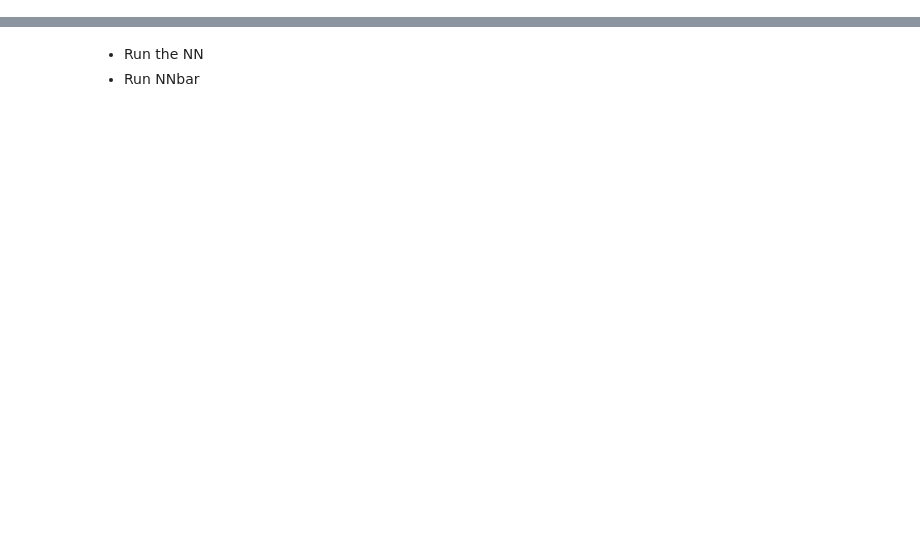
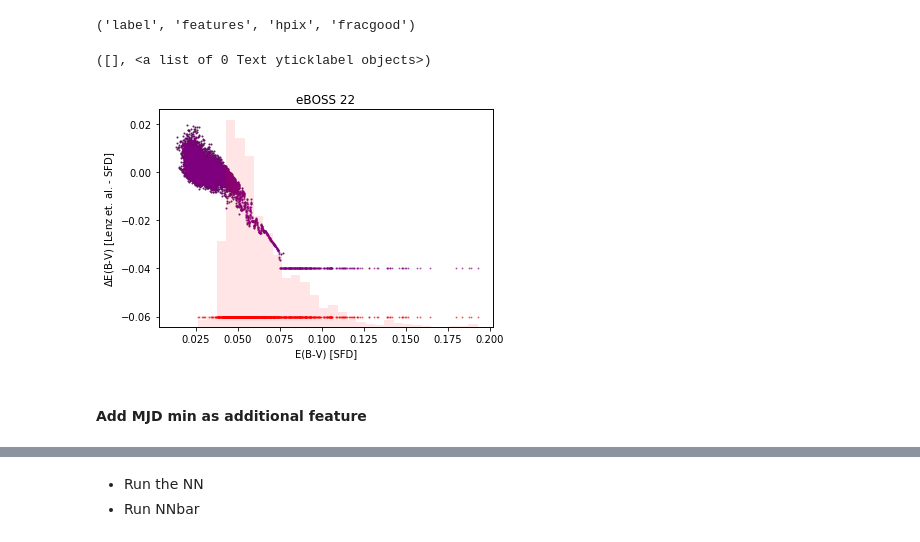
Before and after one commit to mehdirezaie/eboss, a Jupyter notebook: eBOSS-DR7.ipynb, the cells around one changed output, grey strips where cells are left out. Drawn from its saved outputs; the diff is of its cells as text; code cells hidden in the pictures; blank space fills up the shorter version.

```diff
--- a/eBOSS-DR7.ipynb
+++ b/eBOSS-DR7.ipynb
@@ -19 +27,4 @@ scratch = dirs[USER]
+# %%
+def nanomaggiesToMag(nm):
+    return -2.5 * (np.log10(nm) - 9.)
 # %%
@@ -121,0 +165,66 @@ sys hppsfsize_z    :  mean :      1.135, std:     0.085
+# %%
+ebvg = ft.read(scratch + 'ebv_lhd.hpx.fits')['EBV']
+feats = ft.read(scratch + 'eboss/eBOSS_DR7/ngal.features.256.jan4.fits')
+print(feats.dtype.names)
+
+
+thph = hp.pix2ang(256, feats['hpix'])
+r = hp.Rotator(coord=['C', 'G'])
+thphg = r(thph[0], thph[1])
+hpix  = hp.ang2pix(1024, thphg[0], thphg[1])
+from scipy.interpolate import InterpolatedUnivariateSpline as IUS
+
+
+
+
+nan = np.isnan(ebvg[hpix])
+debvd = np.zeros((~nan).sum(), dtype=[('ebv','f8'), ('devb', 'f8')])
+debvd['ebv']  = feats['features'][~nan,1]
+debvd['devb'] = ebvg[hpix][~nan]-feats['features'][~nan,1]
+debvs = np.sort(debvd, order='ebv')
+Debv = IUS(debvs['ebv'], debvs['devb'], k=1)
+
+
+def DEBV(ebv):
+    rs = np.zeros_like(ebv)
+    m  = ebv >0.075
+    rs[m]  = -0.04
+    rs[~m] = Debv(ebv[~m])
+    return rs
+
+debv = np.zeros(feats['features'].shape[0])
+debv[~nan] = ebvg[hpix][~nan]-feats['features'][~nan,1]
+debv[nan]  = DEBV(feats['features'][nan,1])
+
+plt.title('eBOSS 22')
+plt.scatter(feats['features'][~nan,1], ebvg[hpix][~nan]-feats['features'][~nan,1],
+            1.0, c='k', alpha=0.5)
+plt.scatter(feats['features'][nan,1], -0.06*np.ones(nan.sum()),1.0, c='r', alpha=0.5)
+plt.scatter(feats['features'][:,1], debv,1., c='purple', alpha=0.5)
+plt.ylabel(r'$\Delta$E(B-V) [Lenz et. al. - SFD] ')
+plt.xlabel('E(B-V) [SFD]')
+plt.twinx()
+plt.hist(feats['features'][nan,1],  alpha=0.1, color='r', bins=30)
+plt.yticks([])
+
+# Jan 10 HAS this
+# data = np.zeros(feats['label'].size, dtype=np.dtype([('label', 'f8'), ('features', ('f8',18)),\
+#                                             ('hpix', 'i8'), ('fracgood', 'f8')]))
+# data['features'] = np.column_stack([feats['features'], debv])
+# data['hpix']     = feats['hpix']
+# data['fracgood'] = np.ones_like(hpix)
+# data['label']    = feats['label']
+
+# header=dict(features='hpgaiastardens, hpebv, hppsfdepth, hpgaldepth, hppsfsize, hpnobs  rgz',
+#             fracgood='fracgood',  hpix='hpix with nside 256', label='density_photo')
+# ft.write(scratch + 'eboss/eBOSS_DR7/ngal.features.256.fits', data, header=header) # Jan 4: dE(B-V)
+
+# from split_data import split2Kfolds
+# data5fold = split2Kfolds(data)
+# np.save(scratch + 'eboss/eBOSS_DR7/ngal.features.256.5r', data5fold)
+# %% [output]
+('label', 'features', 'hpix', 'fracgood')
+([], <a list of 0 Text yticklabel objects>)
+[figure, added]
+# %% [markdown]
+#### Add MJD min as additional feature
```
Also changed, not shown: parts of 28 cells of this notebook, 2 other files.
